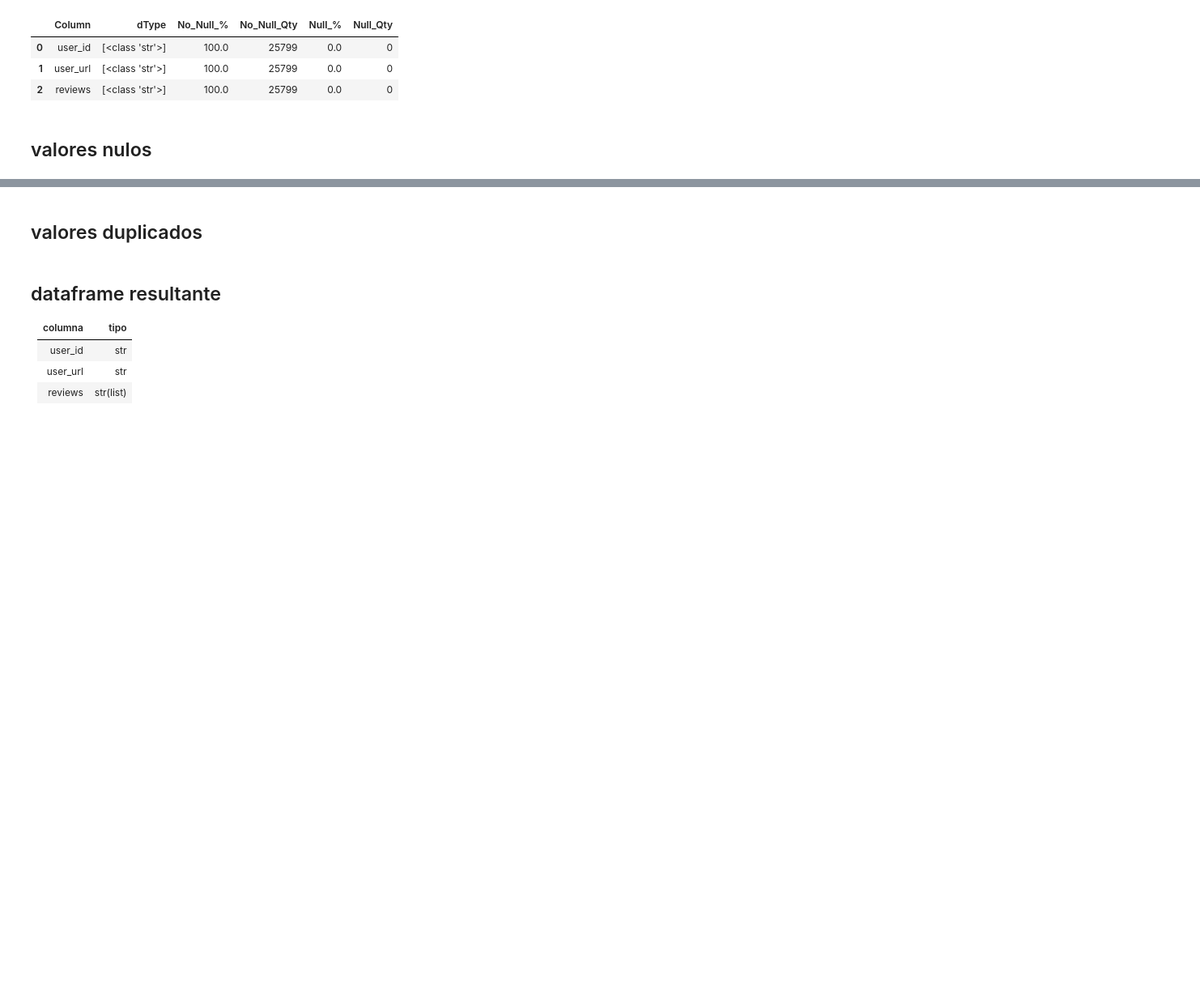
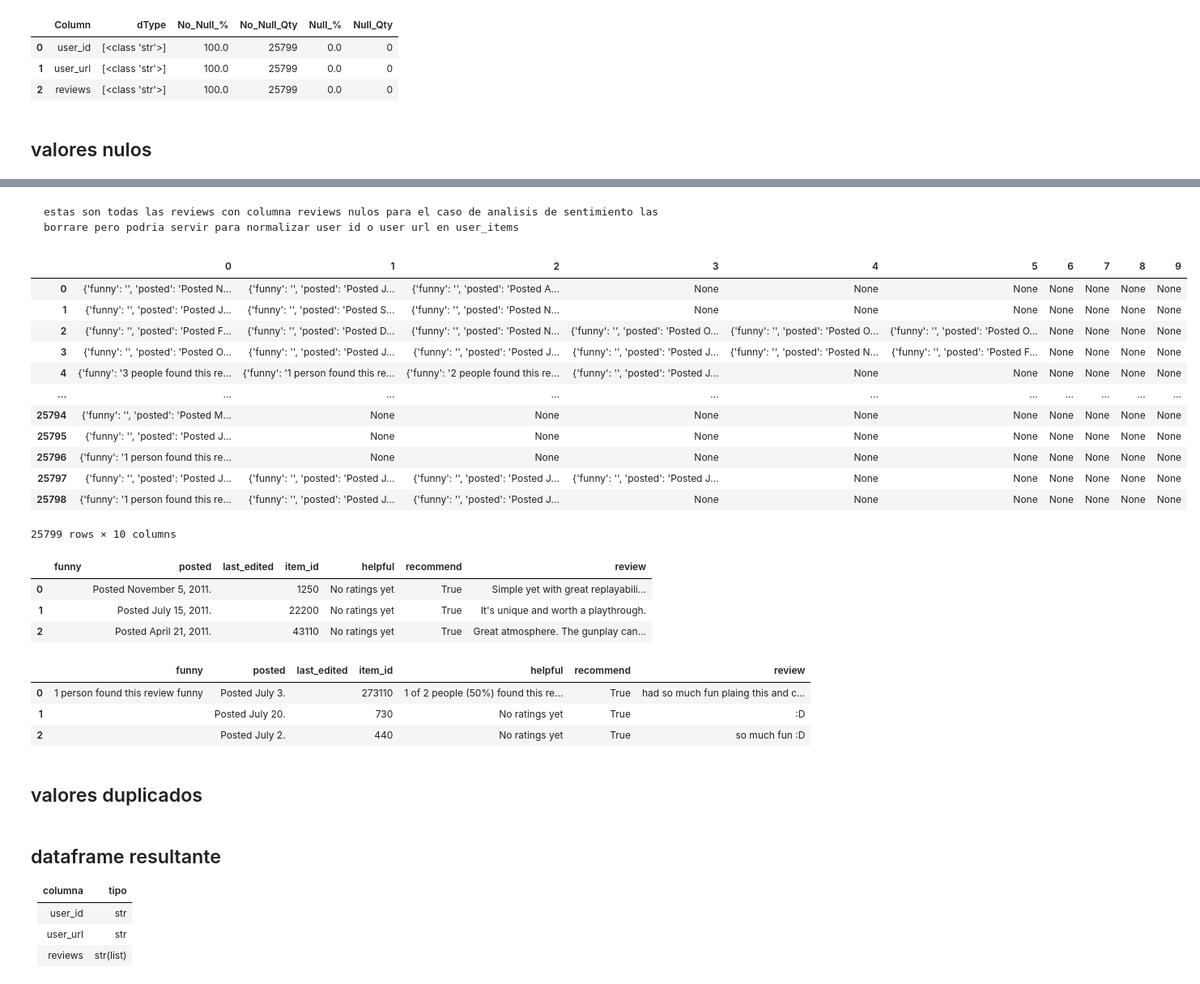
Before and after one commit to tDelbarco/PI_ML_OPS, a Jupyter notebook: ETL_&_EDA/ETL_def.ipynb, the cells around one changed output, grey strips where cells are left out. Shown: that part at 81% size. Cells and saved outputs as stored; diff of their text form; code cells hidden in the pictures; blank space fills up the shorter version.

Commit message:
reviews dict a dataframe

```diff
--- a/ETL_&_EDA/ETL_def.ipynb
+++ b/ETL_&_EDA/ETL_def.ipynb
@@ -522,7 +518,7 @@ df_sg.to_parquet(r"../app/processed_data/steam_games.parquet")#dentro de la carp
 # %%
 reviews = []
 
-with open(r"../Datasets/user_reviews.json/australian_user_reviews.json", 'r', encoding='utf-8') as f:
+with open(r"../Datasets/user_reviews.json/australian_user_reviews.json", encoding='utf-8') as f:
     for line in f.readlines():
         reviews.append(ast.literal_eval(line))
 df_ur = pd.DataFrame(reviews)
@@ -548,0 +574,39 @@ Total duplicated rows: 313
+# %% [markdown]
+    estas son todas las reviews con columna reviews nulos para el caso de analisis de sentimiento las borrare pero podria servir para normalizar user id o user url en user_items
+# %%
+pd.json_normalize(df_ur["reviews"])
+# %% [output]
+|  | 0 | 1 | 2 | 3 | 4 | 5 | 6 | 7 | 8 | 9 |
+| 0 | {'funny': '', 'posted': 'Posted N... | {'funny': '', 'posted': 'Posted J... | {'funny': '', 'posted': 'Posted A... | None | None | None | None | None | None | None |
+| 1 | {'funny': '', 'posted': 'Posted J... | {'funny': '', 'posted': 'Posted S... | {'funny': '', 'posted': 'Posted N... | None | None | None | None | None | None | None |
+| 2 | {'funny': '', 'posted': 'Posted F... | {'funny': '', 'posted': 'Posted D... | {'funny': '', 'posted': 'Posted N... | {'funny': '', 'posted': 'Posted O... | {'funny': '', 'posted': 'Posted O... | {'funny': '', 'posted': 'Posted O... | None | None | None | None |
+| 3 | {'funny': '', 'posted': 'Posted O... | {'funny': '', 'posted': 'Posted J... | {'funny': '', 'posted': 'Posted J... | {'funny': '', 'posted': 'Posted J... | {'funny': '', 'posted': 'Posted N... | {'funny': '', 'posted': 'Posted F... | None | None | None | None |
+| 4 | {'funny': '3 people found this re... | {'funny': '1 person found this re... | {'funny': '2 people found this re... | {'funny': '', 'posted': 'Posted J... | None | None | None | None | None | None |
+| ... | ... | ... | ... | ... | ... | ... | ... | ... | ... | ... |
+| 25794 | {'funny': '', 'posted': 'Posted M... | None | None | None | None | None | None | None | None | None |
+| 25795 | {'funny': '', 'posted': 'Posted J... | None | None | None | None | None | None | None | None | None |
+| 25796 | {'funny': '1 person found this re... | None | None | None | None | None | None | None | None | None |
+| 25797 | {'funny': '', 'posted': 'Posted J... | {'funny': '', 'posted': 'Posted J... | {'funny': '', 'posted': 'Posted J... | {'funny': '', 'posted': 'Posted J... | None | None | None | None | None | None |
+| 25798 | {'funny': '1 person found this re... | {'funny': '', 'posted': 'Posted J... | {'funny': '', 'posted': 'Posted J... | None | None | None | None | None | None | None |
+25799 rows × 10 columns
+# %%
+pd.json_normalize(df_ur["reviews"][0])
+# %% [output]
+|  | funny | posted | last_edited | item_id | helpful | recommend | review |
+| 0 |  | Posted November 5, 2011. |  | 1250 | No ratings yet | True | Simple yet with great replayabili... |
+| 1 |  | Posted July 15, 2011. |  | 22200 | No ratings yet | True | It's unique and worth a playthrough. |
+| 2 |  | Posted April 21, 2011. |  | 43110 | No ratings yet | True | Great atmosphere. The gunplay can... |
+# %%
+var = 0
+for i in df_ur["reviews"]:
+    var = pd.json_normalize(i)
+    # Supongamos que df1 y df2 son tus DataFrames con las mismas columnas
+    df_result = pd.concat([df1, df2], axis=1)
+
+
+var
+# %% [output]
+|  | funny | posted | last_edited | item_id | helpful | recommend | review |
+| 0 | 1 person found this review funny | Posted July 3. |  | 273110 | 1 of 2 people (50%) found this re... | True | had so much fun plaing this and c... |
+| 1 |  | Posted July 20. |  | 730 | No ratings yet | True | :D |
+| 2 |  | Posted July 2. |  | 440 | No ratings yet | True | so much fun :D |
```
Also changed, not shown: parts of 7 cells of this notebook, 1 other file.
